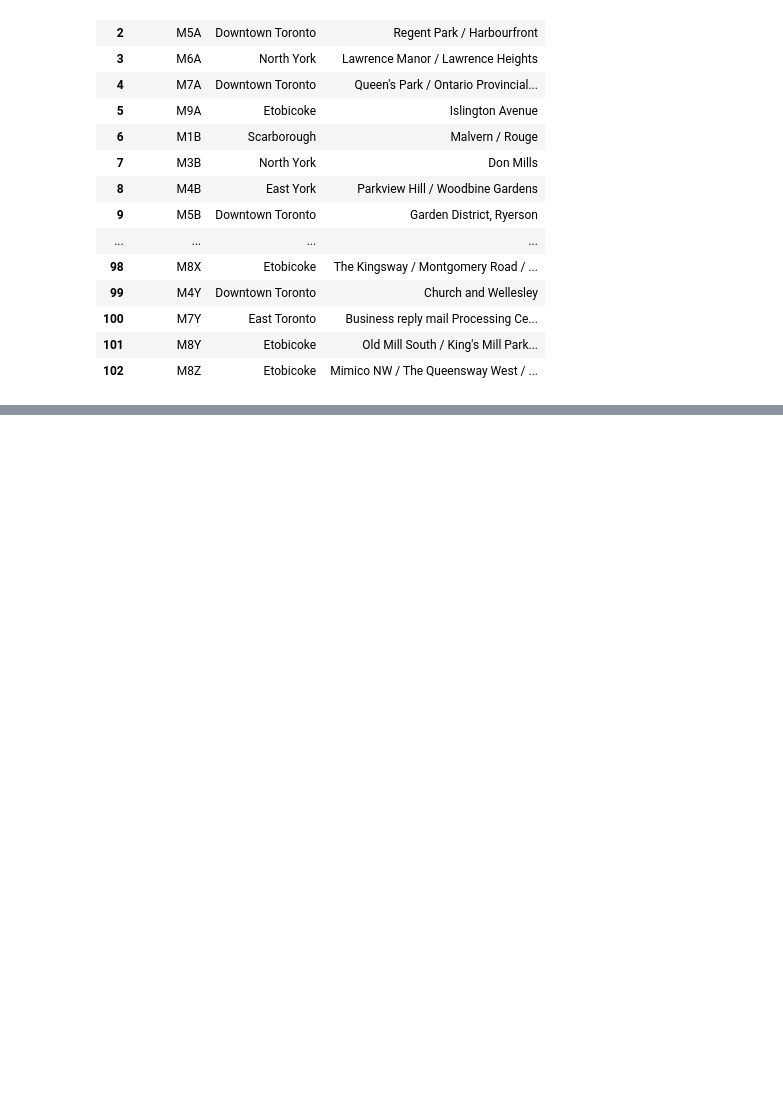
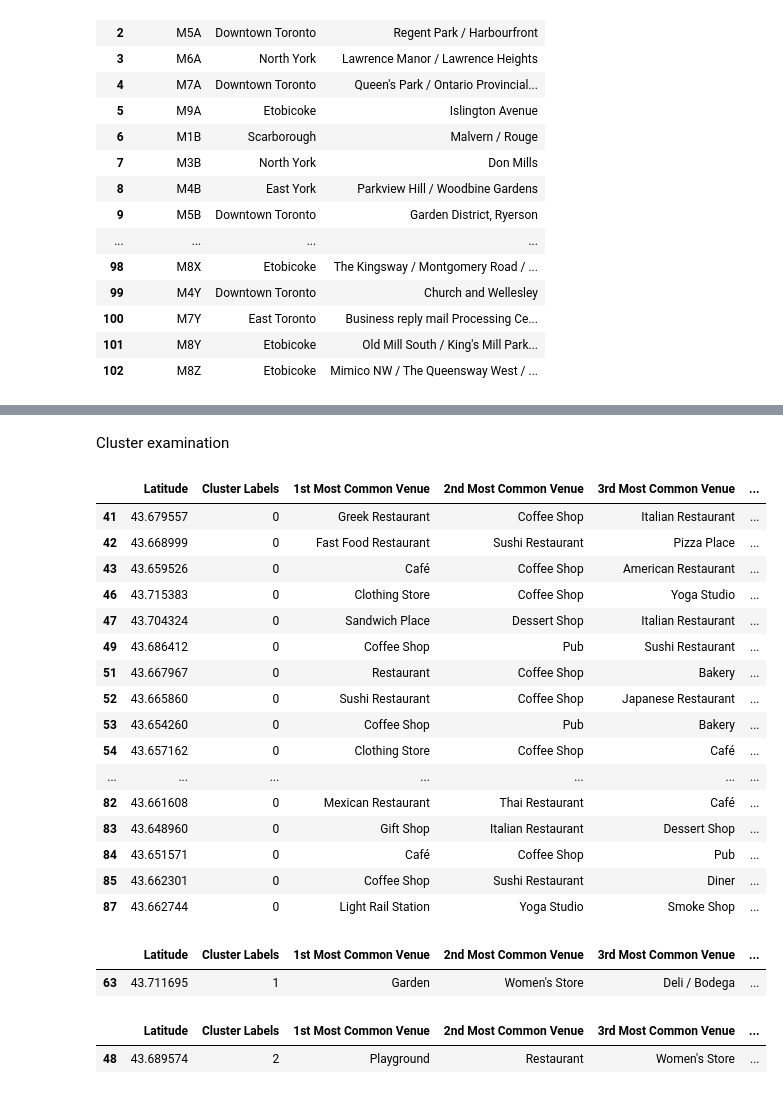
Before and after one commit to satjome/github-example, a Jupyter notebook: Segmentation & Clustering of Toronto Neighborhood.ipynb, the cells around one changed output, grey strips where cells are left out. Saved outputs shown, nothing was run; the diff lists cells and outputs as text; code cells hidden in the pictures; blank space fills up the shorter version.

```diff
--- a/Segmentation & Clustering of Toronto Neighborhood.ipynb
+++ b/Segmentation & Clustering of Toronto Neighborhood.ipynb
@@ -230,0 +504,13 @@ SyntaxError: invalid syntax (<ipython-input-28-20527b673e58>, line 8)
+# %%
+# as anyone who meets us might ask, "what's your top 5?" you should be  ready to cite these for your neighborhood--what's the top five categories for each neighborhood?
+num_top_venues = 5
+
+for hood in Toronto_grouped['Neighborhood']:
+    print("----"+hood+"----")
+    temp = Toronto_grouped[Toronto_grouped['Neighborhood'] == hood].T.reset_index()
+    temp.columns = ['venue','freq']
+    temp = temp.iloc[1:]
+    temp['freq'] = temp['freq'].astype(float)
+    temp = temp.round({'freq': 2})
+    print(temp.sort_values('freq', ascending=False).reset_index(drop=True).head(num_top_venues))
+    print('\n')
@@ -230,0 +575,24 @@ SyntaxError: invalid syntax (<ipython-input-28-20527b673e58>, line 8)
+# %%
+# Let's set the number of clusters, arbitrarily picking 5.
+kclusters = 5
+
+Toronto_grouped_clustering = Toronto_grouped.drop('Neighborhood', 1)
+
+# run k-means clustering
+kmeans = KMeans(n_clusters=kclusters, random_state=0).fit(Toronto_grouped_clustering)
+
+# check cluster labels generated for each row in the dataframe
+kmeans.labels_[0:10]
+
+# add clustering labels
+neighborhoods_venues_sorted.insert(0, 'Cluster Labels', kmeans.labels_)
+
+Toronto_merged = toronto_data
+
+
+# merge toronto_grouped with toronto_data to add latitude/longitude for each neighborhood
+Toronto_merged = Toronto_merged.join(neighborhoods_venues_sorted.set_index('Neighborhood'), on='Neighborhood')
+
+Toronto_merged.head() # check the last columns!
+
+#And there we have it--replicating the lab with Toronto data. Let me know what you think!
@@ -230,0 +634,35 @@ SyntaxError: invalid syntax (<ipython-input-28-20527b673e58>, line 8)
+# %% [markdown]
+Cluster examination
+# %%
+#cluster 1 -- high prevalence of food, cafe, coffee shop venues
+Toronto_merged.loc[Toronto_merged['Cluster Labels'] == 0, Toronto_merged.columns[[1] + list(range(5, Toronto_merged.shape[1]))]]
+# %% [output]
+|  | Latitude | Cluster Labels | 1st Most Common Venue | 2nd Most Common Venue | 3rd Most Common Venue | ... |
+| 41 | 43.679557 | 0 | Greek Restaurant | Coffee Shop | Italian Restaurant | ... |
+| 42 | 43.668999 | 0 | Fast Food Restaurant | Sushi Restaurant | Pizza Place | ... |
+| 43 | 43.659526 | 0 | Café | Coffee Shop | American Restaurant | ... |
+| 46 | 43.715383 | 0 | Clothing Store | Coffee Shop | Yoga Studio | ... |
+| 47 | 43.704324 | 0 | Sandwich Place | Dessert Shop | Italian Restaurant | ... |
+| 49 | 43.686412 | 0 | Coffee Shop | Pub | Sushi Restaurant | ... |
+| 51 | 43.667967 | 0 | Restaurant | Coffee Shop | Bakery | ... |
+| 52 | 43.665860 | 0 | Sushi Restaurant | Coffee Shop | Japanese Restaurant | ... |
+| 53 | 43.654260 | 0 | Coffee Shop | Pub | Bakery | ... |
+| 54 | 43.657162 | 0 | Clothing Store | Coffee Shop | Café | ... |
+| ... | ... | ... | ... | ... | ... | ... |
+| 82 | 43.661608 | 0 | Mexican Restaurant | Thai Restaurant | Café | ... |
+| 83 | 43.648960 | 0 | Gift Shop | Italian Restaurant | Dessert Shop | ... |
+| 84 | 43.651571 | 0 | Café | Coffee Shop | Pub | ... |
+| 85 | 43.662301 | 0 | Coffee Shop | Sushi Restaurant | Diner | ... |
+| 87 | 43.662744 | 0 | Light Rail Station | Yoga Studio | Smoke Shop | ... |
+# %%
+#cluster 2 --garden cluster
+Toronto_merged.loc[Toronto_merged['Cluster Labels'] == 1, Toronto_merged.columns[[1] + list(range(5, Toronto_merged.shape[1]))]]
+# %% [output]
+|  | Latitude | Cluster Labels | 1st Most Common Venue | 2nd Most Common Venue | 3rd Most Common Venue | ... |
+| 63 | 43.711695 | 1 | Garden | Women's Store | Deli / Bodega | ... |
+# %%
+#cluster 3 ==playground cluster
+Toronto_merged.loc[Toronto_merged['Cluster Labels'] == 2, Toronto_merged.columns[[1] + list(range(5, Toronto_merged.shape[1]))]]
+# %% [output]
+|  | Latitude | Cluster Labels | 1st Most Common Venue | 2nd Most Common Venue | 3rd Most Common Venue | ... |
+| 48 | 43.689574 | 2 | Playground | Restaurant | Women's Store | ... |
```
Also changed, not shown: parts of 40 cells of this notebook.
